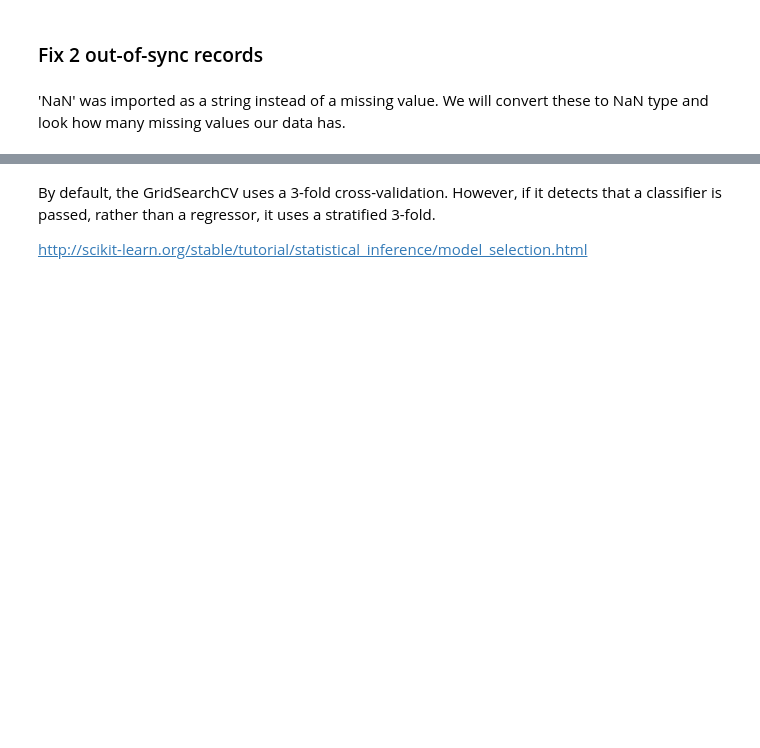
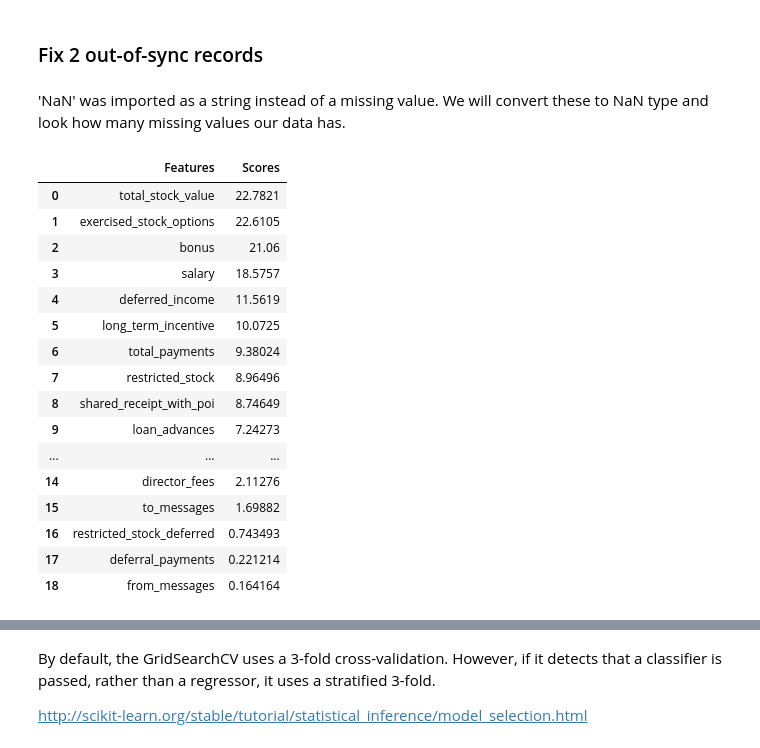
Before and after one commit to igabba/ud120-projects, a Jupyter notebook: final_project/forked.ipynb, the cells around one changed output, grey strips where cells are left out. Drawn from its saved outputs; the diff is of its cells as text; code cells hidden in the pictures; blank space fills up the shorter version.

```diff
--- a/final_project/forked.ipynb
+++ b/final_project/forked.ipynb
@@ -143,33 +149,51 @@ df_original = df.copy()
 # %%
 # Convert features to floats since MinMaxScaler does not like int64's
 X_original = df.drop(['poi'], axis=1).astype(float)
 y_original = df['poi']
 
 # Drop any row that has only zeros in it, drop from labels first, then from features
 y_original = y_original[X_original.abs().sum(axis=1) != 0]
 X_original = X_original[X_original.abs().sum(axis=1) != 0]
 
 # Save the names of the features
 X_names = X_original.columns
 #X_original = X_original.apply(lambda x: x.fillna(0), axis=0)
 
 # Scale the features
 standardized = MinMaxScaler().fit_transform(X_original)
 
 # Score the features using a classification scoring function using
 # the Anova F-value for the provided sample
 selection = SelectKBest(k='all', score_func=f_classif).fit(standardized, y_original)
 
 #new_X = selection.transform(standardized)
 
 #KBestNames = X_names[selection.get_support()]
 
 # Create a pd.DataFrame of the names and scores
 scores = pd.DataFrame([X_names, selection.scores_])
 scores = scores.T
 scores.columns = ['Features', 'Scores']
-scores = scores.sort(['Scores'], ascending=False).reset_index(drop=True)
+scores = scores.sort_values(['Scores'], ascending=False).reset_index(drop=True)
 scores
+# %% [output]
+|  | Features | Scores |
+| 0 | total_stock_value | 22.7821 |
+| 1 | exercised_stock_options | 22.6105 |
+| 2 | bonus | 21.06 |
+| 3 | salary | 18.5757 |
+| 4 | deferred_income | 11.5619 |
+| 5 | long_term_incentive | 10.0725 |
+| 6 | total_payments | 9.38024 |
+| 7 | restricted_stock | 8.96496 |
+| 8 | shared_receipt_with_poi | 8.74649 |
+| 9 | loan_advances | 7.24273 |
+| ... | ... | ... |
+| 14 | director_fees | 2.11276 |
+| 15 | to_messages | 1.69882 |
+| 16 | restricted_stock_deferred | 0.743493 |
+| 17 | deferral_payments | 0.221214 |
+| 18 | from_messages | 0.164164 |
 # %%
 topKBest = list(scores.Features[0:17])
 topKBest
```
Also changed, not shown: parts of 30 cells of this notebook, 2 other files.
